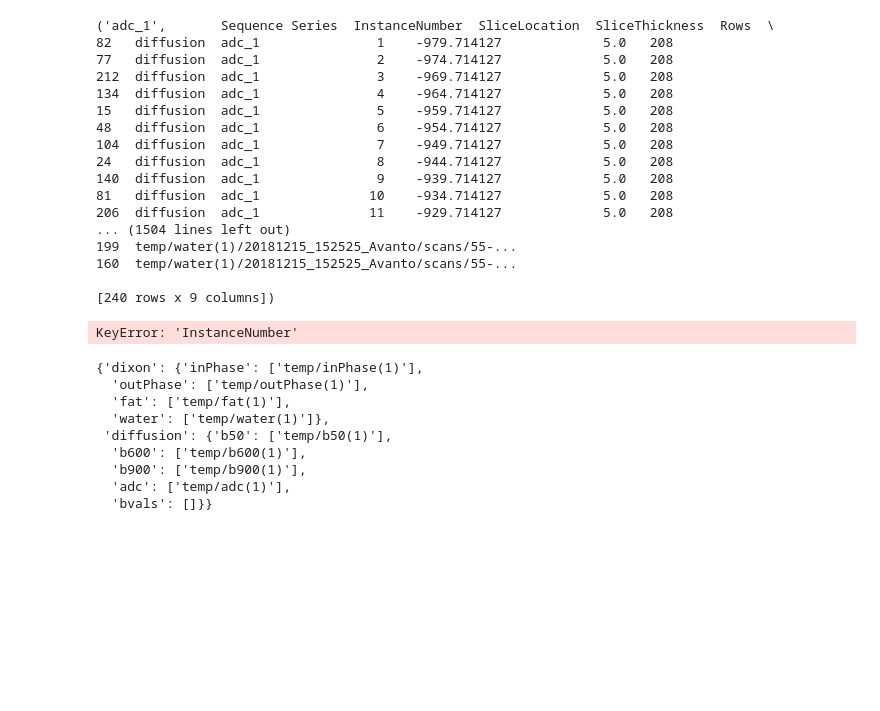
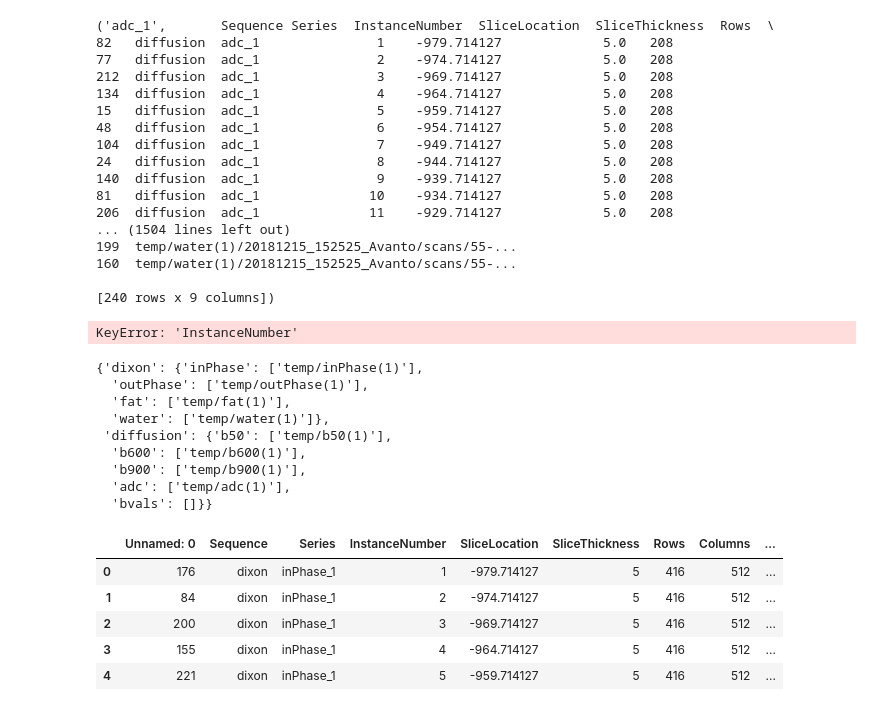
Before and after one commit to theo-barfoot/MALIMAR_data_cleaning, a Jupyter notebook: scrap.ipynb, the cells around one changed output. Drawn from its saved outputs; the diff is of its cells as text; code cells hidden in the pictures; blank space fills up the shorter version.

```diff
--- a/scrap.ipynb
+++ b/scrap.ipynb
@@ -917,0 +924,9 @@ paths
+# %%
+df.head()
+# %% [output]
+|  | Unnamed: 0 | Sequence | Series | InstanceNumber | SliceLocation | SliceThickness | Rows | Columns | ... |
+| 0 | 176 | dixon | inPhase_1 | 1 | -979.714127 | 5 | 416 | 512 | ... |
+| 1 | 84 | dixon | inPhase_1 | 2 | -974.714127 | 5 | 416 | 512 | ... |
+| 2 | 200 | dixon | inPhase_1 | 3 | -969.714127 | 5 | 416 | 512 | ... |
+| 3 | 155 | dixon | inPhase_1 | 4 | -964.714127 | 5 | 416 | 512 | ... |
+| 4 | 221 | dixon | inPhase_1 | 5 | -959.714127 | 5 | 416 | 512 | ... |
```
Also changed, not shown: parts of 14 cells of this notebook, 3 other files.
